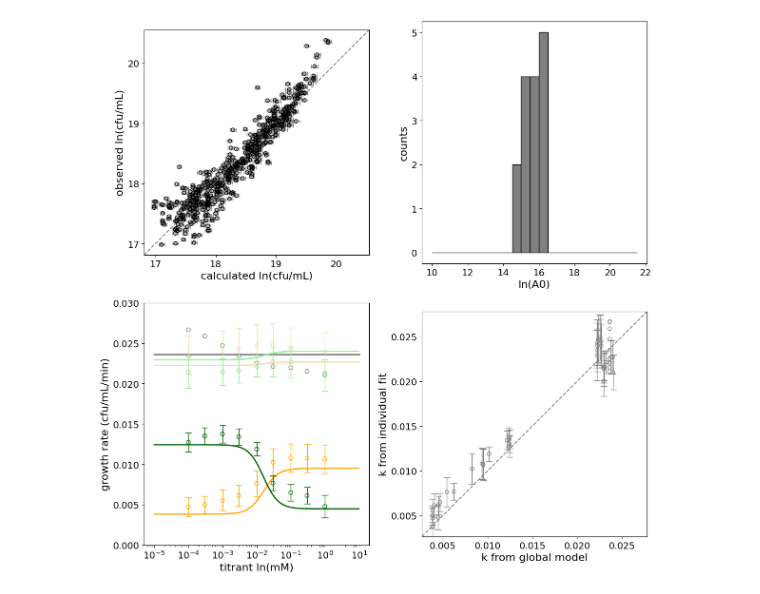
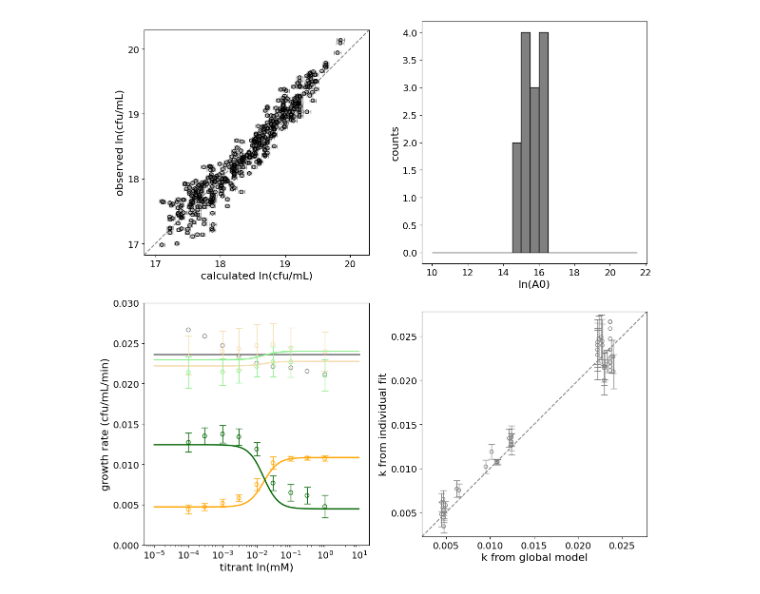
Before and after one commit to harmsm/tfscreen, a Jupyter notebook: notebooks/calibrate-growth.ipynb, the cells around one changed output. Cells and saved outputs as stored; diff of their text form; code cells hidden in the pictures.

```diff
--- a/notebooks/calibrate-growth.ipynb
+++ b/notebooks/calibrate-growth.ipynb
@@ -21,17 +21,17 @@ plt.rc('legend', fontsize=SMALL_SIZE)    # legend fontsize
 plt.rc('figure', titlesize=BIGGER_SIZE)  # fontsize of the figure title
 # %%
 
-df = tfscreen.util.read_dataframe("input/raw-compiled-experiments.xlsx")
+df = tfscreen.util.read_dataframe("input/raw-compiled-experiments-remove-bad-reps.xlsx")
 
 calibration_dict, pred_df, A0_df = tfscreen.calibration.calibrate(df,
                                         "2025-09-16_calibration.json",
                                         bg_order=0)
-plot_color_dict = {'background':"gray",
-                   'kanR-kan':"wheat",
-                   'kanR+kan':"orange",
-                   'pheS-4CP':"lightgreen",
-                   'pheS+4CP':"darkgreen"}
-
-fig, ax = tfscreen.calibration.plot.fit_summary(df,pred_df,A0_df,calibration_dict,plot_color_dict)
-# %% [output]
-[figure, removed]
+# %%
+plot_color_dict = {'background':"gray",
+                   'kanR-kan':"wheat",
+                   'kanR+kan':"orange",
+                   'pheS-4CP':"lightgreen",
+                   'pheS+4CP':"darkgreen"}
+fig, ax = tfscreen.calibration.plot.fit_summary(pred_df,A0_df,calibration_dict,plot_color_dict)
+# %% [output]
+[figure, added]
```
Also changed, not shown: parts of 2 cells of this notebook, 20 other files.
